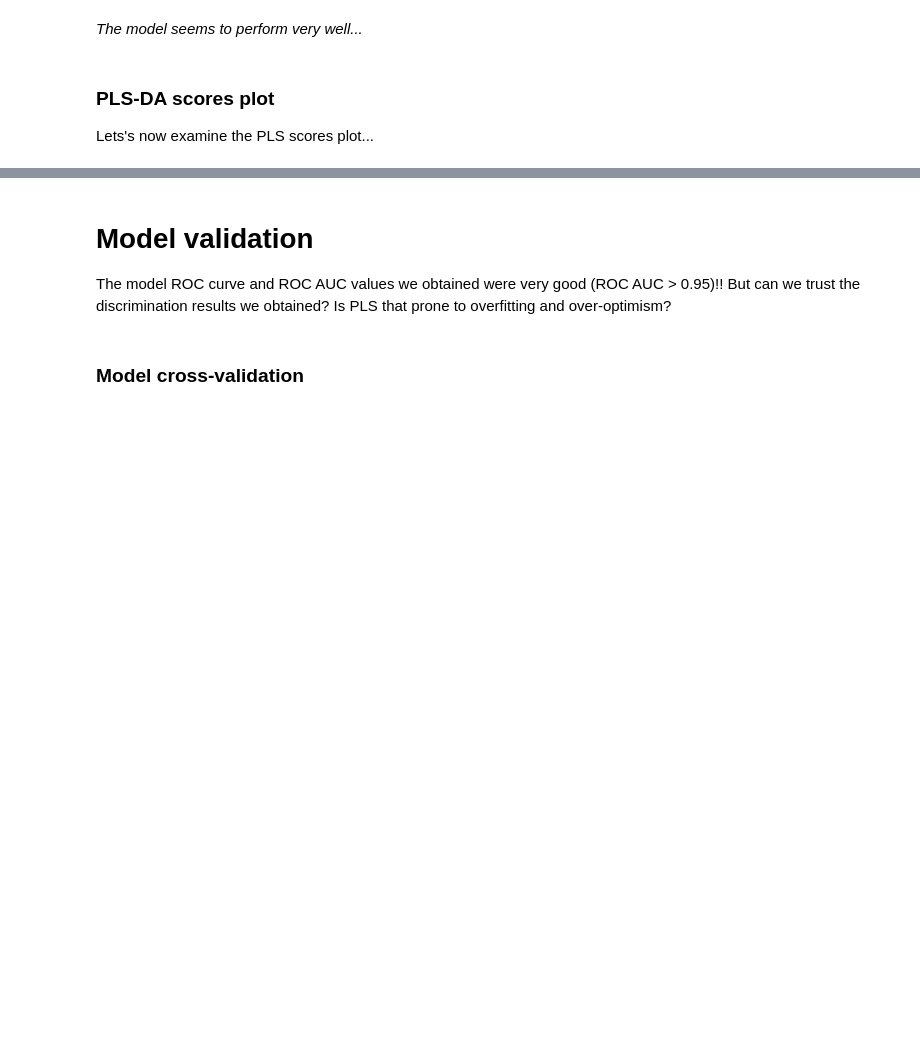
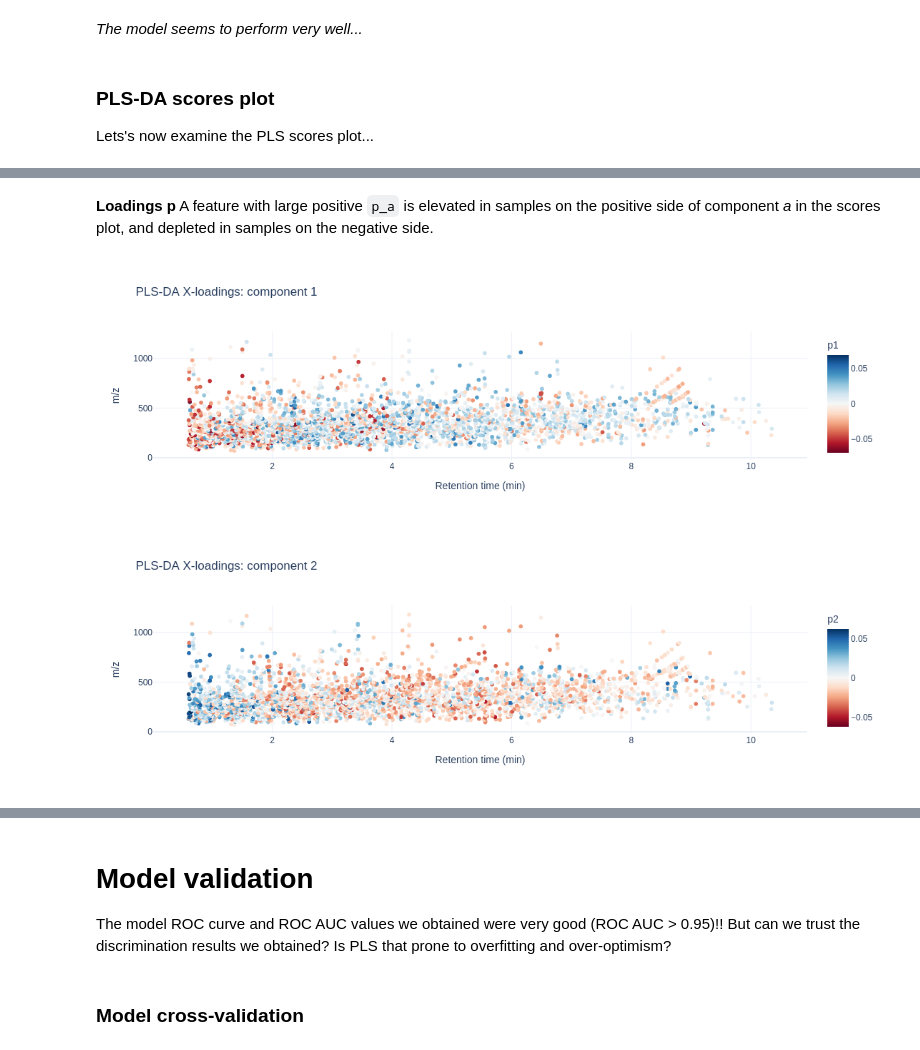
Before and after one commit to Gscorreia89/metabolomics-course-ebi, a Jupyter notebook: PLS-DA.ipynb, the cells around one changed output, grey strips where cells are left out. Drawn from its saved outputs; the diff is of its cells as text; code cells hidden in the pictures; blank space fills up the shorter version.

```diff
--- a/PLS-DA.ipynb
+++ b/PLS-DA.ipynb
@@ -153,0 +206,17 @@ fig.show()
+# %% [markdown]
+**Loadings p** A feature with large positive `p_a` is elevated in samples on the positive side of component *a* in the scores plot, and depleted in samples on the negative side.
+# %%
+for i in range(p.shape[1]):
+    fig = px.scatter(featuresData, x='Rt', y='mz',
+        color=p[:, i],
+        render_mode='webgl',
+        color_continuous_scale='RdBu',
+        color_continuous_midpoint=0,
+        labels={'Rt': 'Retention time (min)', 'mz': 'm/z',
+                'color': 'p' + str(i + 1)},
+        title='PLS-DA X-loadings: component ' + str(i + 1),
+        template='plotly_white')
+    fig.show()
+# %% [output]
+[figure, added]
+[figure, added]
```
Also changed, not shown: parts of 18 cells of this notebook.
